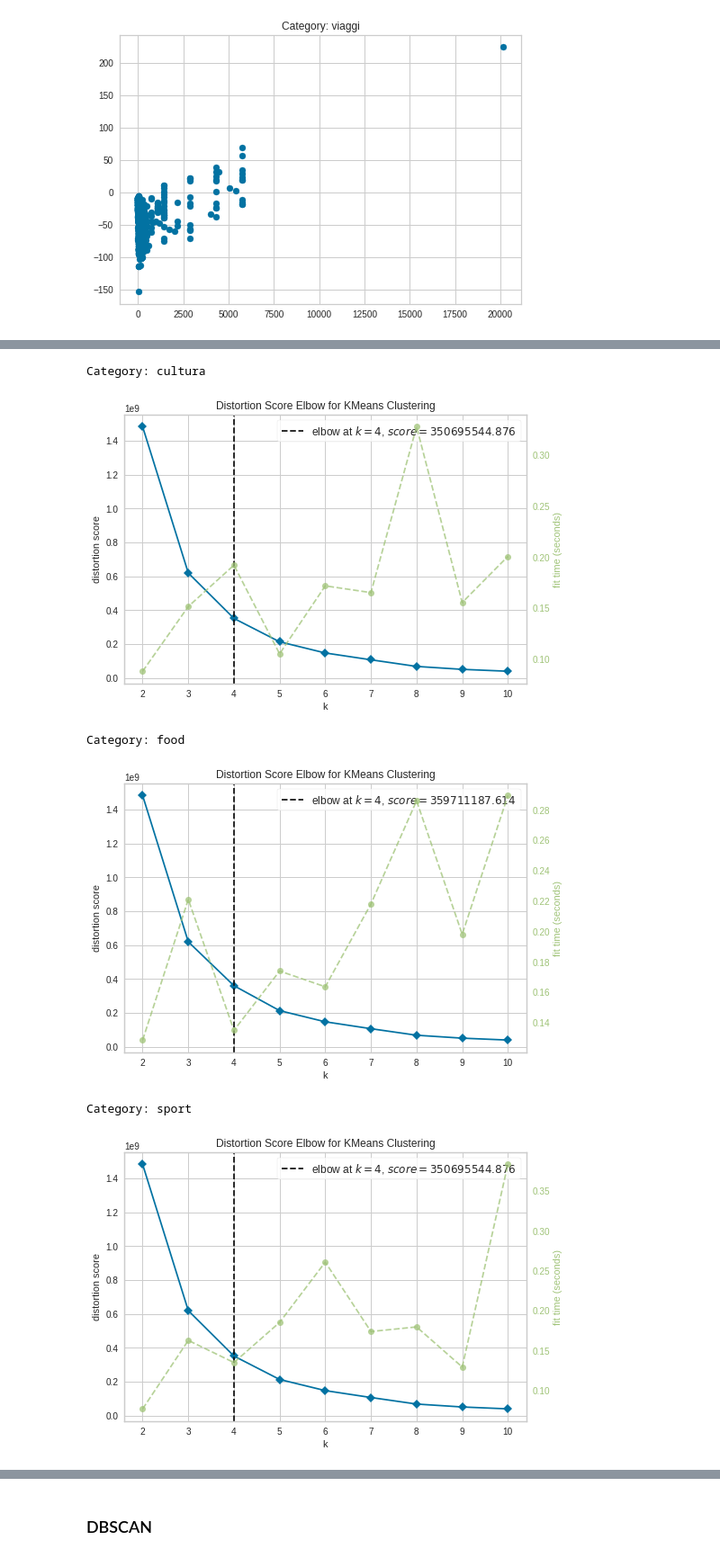
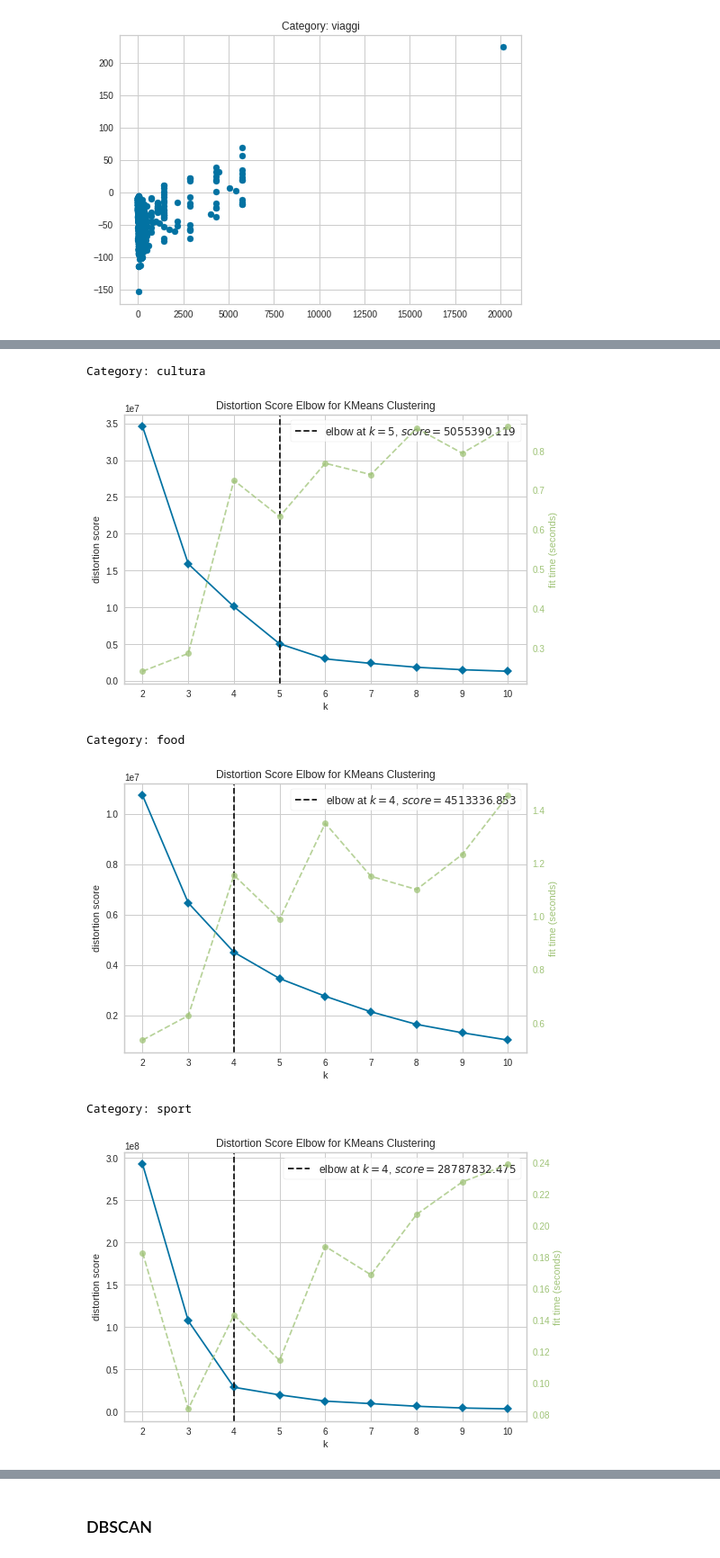
Before and after one commit to GianRomani/Notes, a Jupyter notebook: RecSys.ipynb, the cells around one changed output, grey strips where cells are left out. Shown at 90% size. Cells and saved outputs as stored; diff of their text form; code cells hidden in the pictures.

```diff
--- a/RecSys.ipynb
+++ b/RecSys.ipynb
@@ -443,7 +481,7 @@ def plotKMeans(label, df, category):
   plt.legend()
   plt.show()
 # %%
-def kmeans_tests(data, category, svd_dict, clusters_number=10, steps=1):
+def kmeans_tests(data:pd.DataFrame, category:str, svd_dict:dict, clusters_number:int=10, steps:int=1):
   inertia = []
   times = dict() #{k:time_needed}
   K = range(2,clusters_number,steps)
@@ -461,7 +499,7 @@ def kmeans_tests(data, category, svd_dict, clusters_number=10, steps=1):
       plotKMeans(label, svd_dict[category], category)
   return inertia, times, K
 # %%
-def elbow_and_statistics(inertia, times, K):
+def elbow_and_statistics(inertia:list, times:dict, K:list):
   #Elbow
   plt.figure(figsize=(10,3))
   plt.plot(K, inertia, 'bx-')
@@ -478,28 +516,29 @@ def elbow_and_statistics(inertia, times, K):
   for k,v in times.items():
     print("Time needed to fit kmeans with {} clusters is: {}".format(k,v))
 # %%
-def elbow_visualizer(data, k):
+def elbow_visualizer(data:pd.DataFrame, k:int):
   model = KMeans()
   visualizer = KElbowVisualizer(model, k=k)
-  visualizer.fit(X)
+  visualizer.fit(data)
   visualizer.show()
 # %%
-def kmeans_computation(data, tfidf_dict, categories:list, svd, k, visualizer=False):
+def kmeans_computation(data:pd.DataFrame, description_dict:dict, categories:list, svd:dict, k:int, visualizer:bool=False):
   assert type(categories)==list, "Expected list as input not {}".format(type(categories))
   for c in categories:
     print("Category: {}".format(c))
-    tfidf = tfidf_dict[c]
-    data_category = pd.concat([data[data[c]!=0], tfidf], axis=1)
-    data_cleaned = data_category.drop(columns=categories)
+    data_category = data[data[c]!=0]
+    descriptions_encodings = pd.DataFrame(description_dict[c], index=data_category.index)
+    data_category.drop(columns=categories, inplace=True)
+    data_with_encodings = pd.concat([data_category, descriptions_encodings], axis=1, ignore_index=True)
     if visualizer:
       #kmeans
-      inertia, times, K = kmeans_tests(data_cleaned, c, svd, k)
+      inertia, times, K = kmeans_tests(data_with_encodings, c, svd, k)
       # Elbow and inertia
       elbow_and_statistics(inertia, times, K)
     else:
-      elbow_visualizer(data_cleaned, k)
+      elbow_visualizer(data_with_encodings, k)
 # %%
 #kmeans_computation(["food"])
-kmeans_computation(X, tfidf_dict, categories, svd_dict, 10)
+kmeans_computation(X, tfidf_dict, categories, svd_dict_tfidf, 10)
 # %% [output]
 Category: aria aperta
@@ -507,7 +546,7 @@ Category: aria aperta
 Category: cultura
-[figure, old version]
+[figure, new version]
 Category: food
-[figure, old version]
+[figure, new version]
 Category: sport
-[figure, old version]
+[figure, new version]
 Category: tempo libero
```
Also changed, not shown: parts of 44 cells of this notebook.
